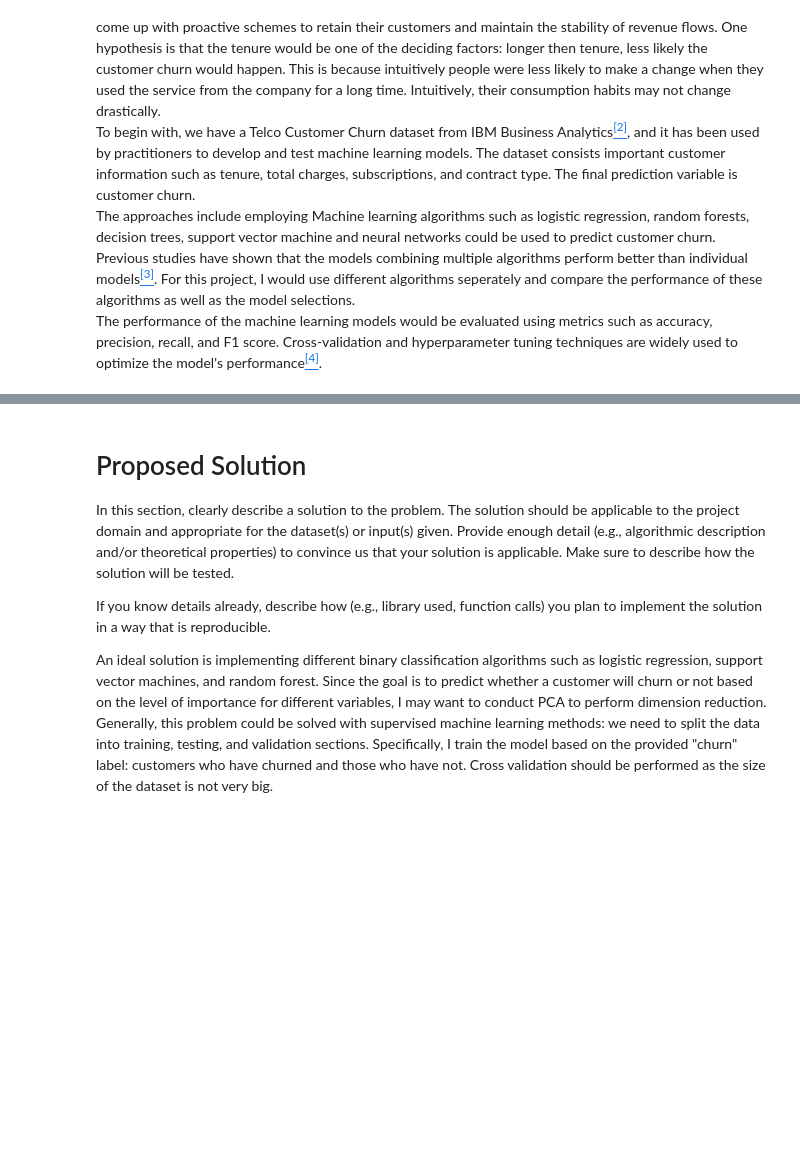
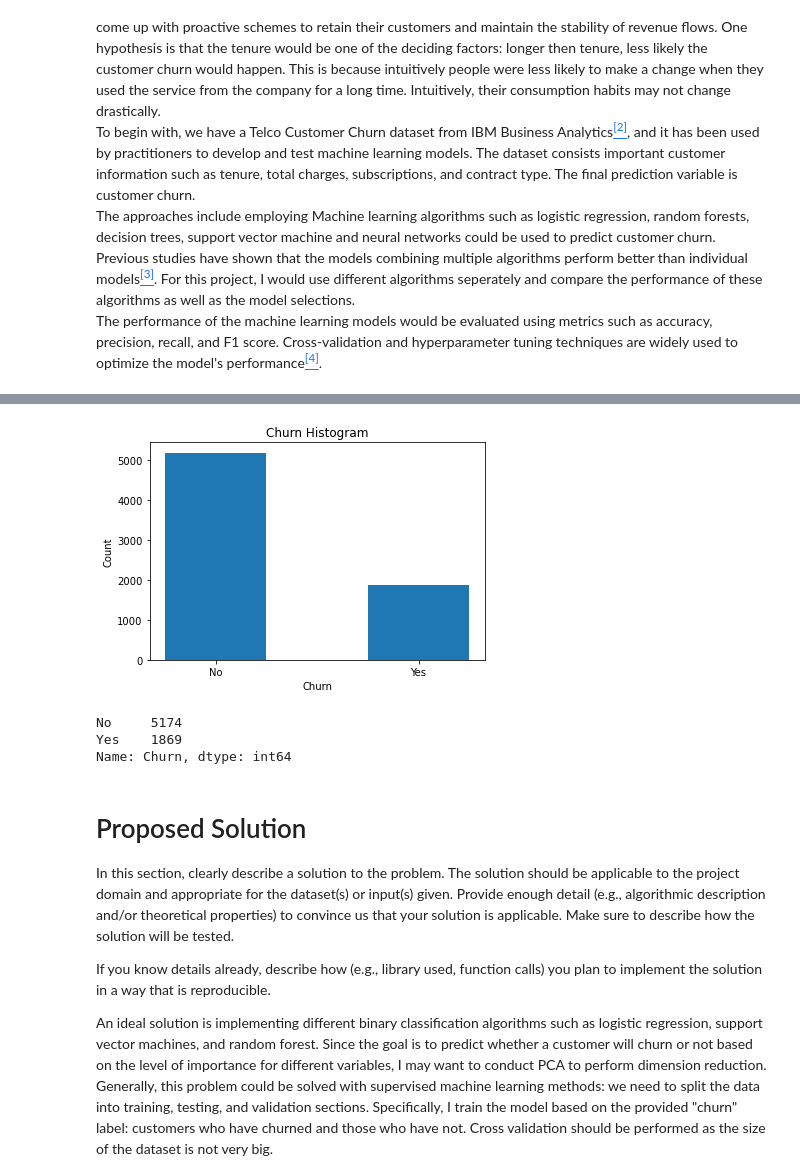
Before and after one commit to COGS118A/Group014-SP23, a Jupyter notebook: FinalProject_Group014-SP23.ipynb, the cells around one changed output, grey strips where cells are left out. Cells and saved outputs as stored; diff of their text form; code cells hidden in the pictures; blank space fills up the shorter version.

```diff
--- a/FinalProject_Group014-SP23.ipynb
+++ b/FinalProject_Group014-SP23.ipynb
@@ -59,0 +91,12 @@ Cleaning and preprocessing will be required for preparing the data analysis. One
+# %%
+# Replace empty values with 0 and change data type into numeric
+data['TotalCharges'].replace(" ", 0, inplace=True)
+data['TotalCharges'] = data['TotalCharges'].astype(float)
+
+for index, row in data.iterrows():
+    if row['TotalCharges'] == 0:
+        data.at[index, 'TotalCharges'] = row['MonthlyCharges']
+
+# View Statistics
+print("DataFrame summary statistics:")
+print(data.describe())
@@ -60,3 +140,20 @@ Cleaning and preprocessing will be required for preparing the data analysis. One
+# %%
+churn_counts = df["Churn"].value_counts()
+
+# Plot the histogram
+plt.bar(churn_counts.index, churn_counts.values, width=.5)
+plt.xlabel("Churn")
+plt.ylabel("Count")
+plt.title("Churn Histogram")
+plt.xticks(churn_counts.index)
+plt.show()
+
+print(churn_counts)
+# %% [output]
+[figure, added]
+No     5174
+Yes    1869
+Name: Churn, dtype: int64
 # %% [markdown]
 # Proposed Solution
 
```
Also changed, not shown: parts of 77 cells of this notebook, 1 other file.
